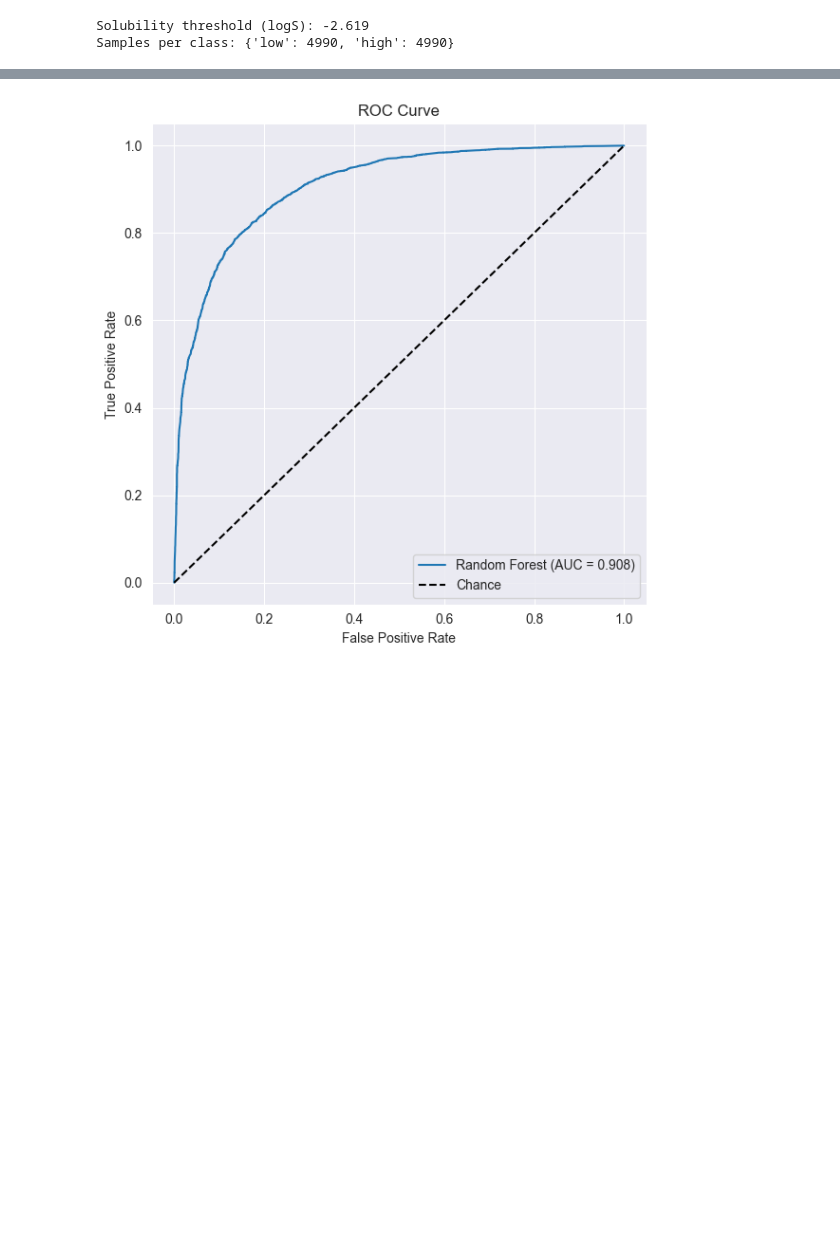
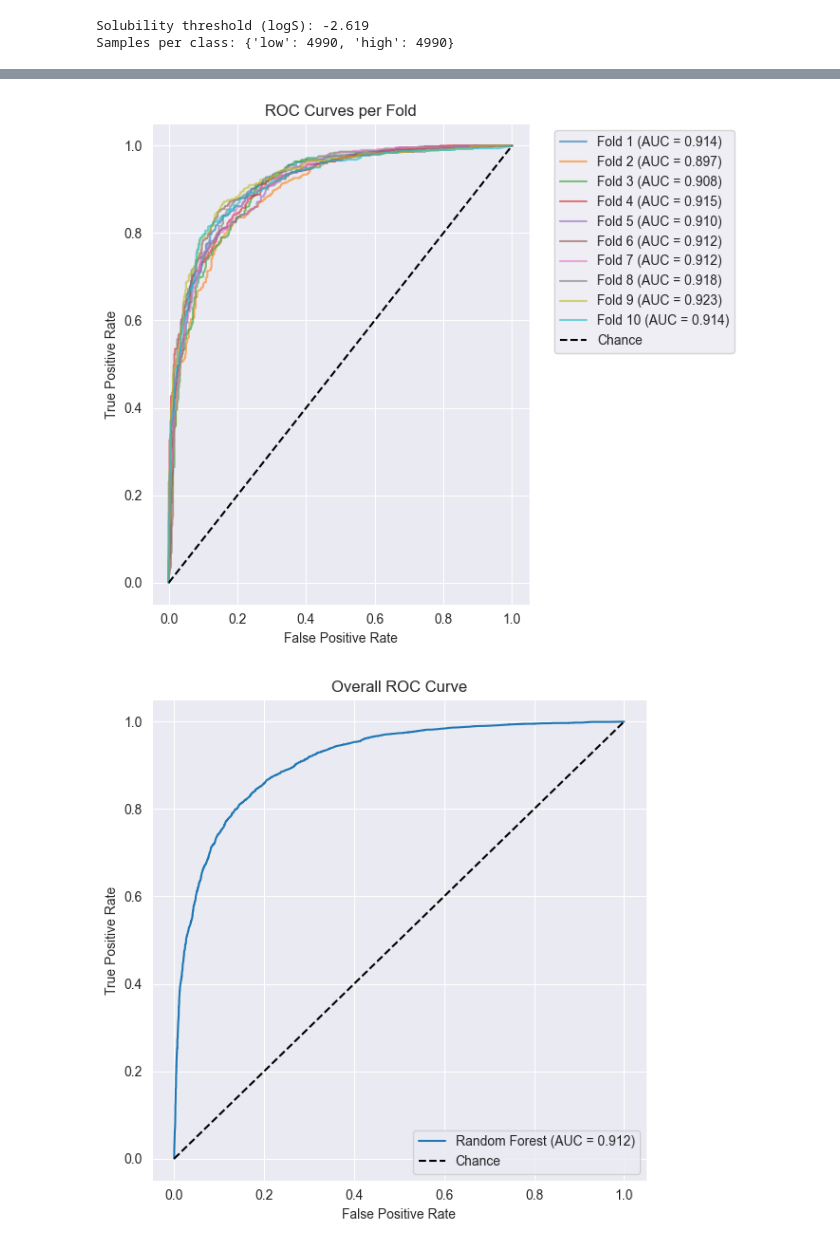
Before and after one commit to lopataa/qspr-qsar-explainability, a Jupyter notebook: qspr/roc-cross-validation.ipynb, the cells around one changed output, grey strips where cells are left out. Cells and saved outputs as stored; diff of their text form; code cells hidden in the pictures; blank space fills up the shorter version.

```diff
--- a/qspr/roc-cross-validation.ipynb
+++ b/qspr/roc-cross-validation.ipynb
@@ -247,18 +234,30 @@ high_solubility       0.82      0.83      0.83      4990
 # %%
-# Plot the ROC curve based on the out-of-fold predicted probabilities.
+# Plot fold-wise ROC curves together with the overall ROC curve.
 from sklearn.metrics import roc_curve
 import matplotlib.pyplot as plt
 
-fpr, tpr, thresholds = roc_curve(y_clf, y_proba[:, 1])
-
-plt.figure(figsize=(6, 6))
-plt.plot(fpr, tpr, label=f'Random Forest (AUC = {roc_auc:.3f})')
+plt.figure(figsize=(7, 6))
+for fold_idx, fpr, tpr, fold_auc in fold_roc_curves:
+    plt.plot(fpr, tpr, label=f'Fold {fold_idx} (AUC = {fold_auc:.3f})', alpha=0.6)
 plt.plot([0, 1], [0, 1], 'k--', label='Chance')
 plt.xlabel('False Positive Rate')
 plt.ylabel('True Positive Rate')
-plt.title('ROC Curve')
+plt.title('ROC Curves per Fold')
+plt.legend(bbox_to_anchor=(1.05, 1), loc='upper left')
+plt.tight_layout()
+plt.show()
+
+overall_fpr, overall_tpr, _ = roc_curve(y_clf, y_proba)
+
+plt.figure(figsize=(6, 6))
+plt.plot(overall_fpr, overall_tpr, label=f'Random Forest (AUC = {roc_auc:.3f})')
+plt.plot([0, 1], [0, 1], 'k--', label='Chance')
+plt.xlabel('False Positive Rate')
+plt.ylabel('True Positive Rate')
+plt.title('Overall ROC Curve')
 plt.legend()
 plt.tight_layout()
 plt.show()
 # %% [output]
-[figure, old version]
+[figure, new version]
+[figure, added]
```
Also changed, not shown: parts of 6 cells of this notebook, 5 other files.
